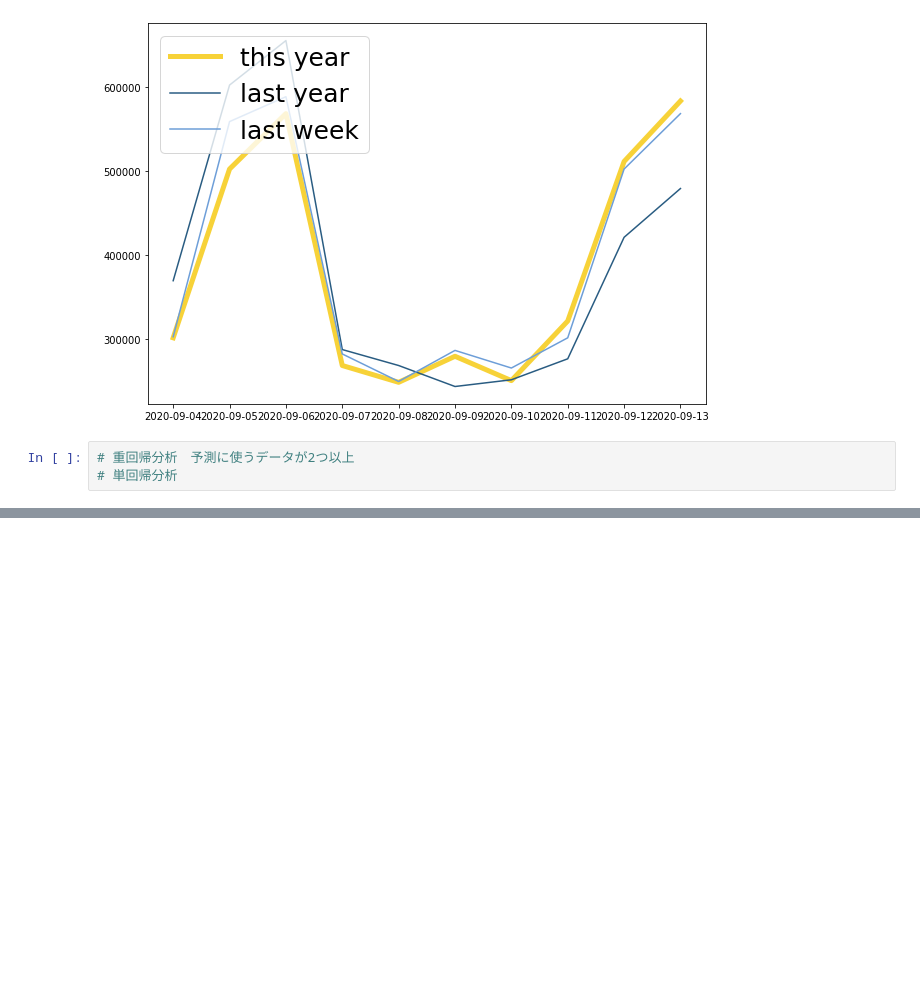
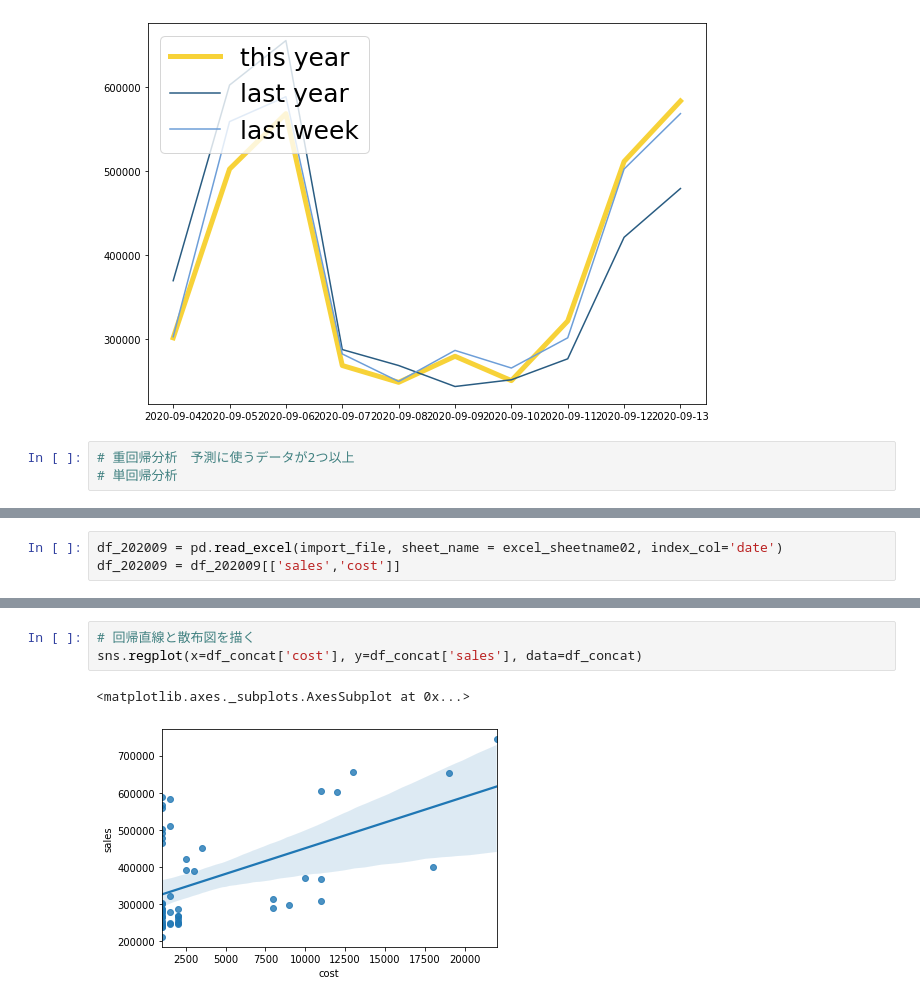
Before and after one commit to nin844/it_practice, a Jupyter notebook: pandas02.ipynb, the cells around one changed output, grey strips where cells are left out. Drawn from its saved outputs; the diff is of its cells as text; blank space fills up the shorter version.

```diff
--- a/pandas02.ipynb
+++ b/pandas02.ipynb
@@ -1201,0 +1205,3 @@ plt.savefig("/content/drive/My Drive/graph02.png")
+# %%
+df_202009 = pd.read_excel(import_file, sheet_name = excel_sheetname02, index_col='date')
+df_202009 = df_202009[['sales','cost']]
@@ -1201,0 +1308,6 @@ plt.savefig("/content/drive/My Drive/graph02.png")
+# %%
+# 回帰直線と散布図を描く
+sns.regplot(x=df_concat['cost'], y=df_concat['sales'], data=df_concat)
+# %% [output]
+<matplotlib.axes._subplots.AxesSubplot at 0x...>
+[figure, added]
```
Also changed, not shown: parts of 65 cells of this notebook.
